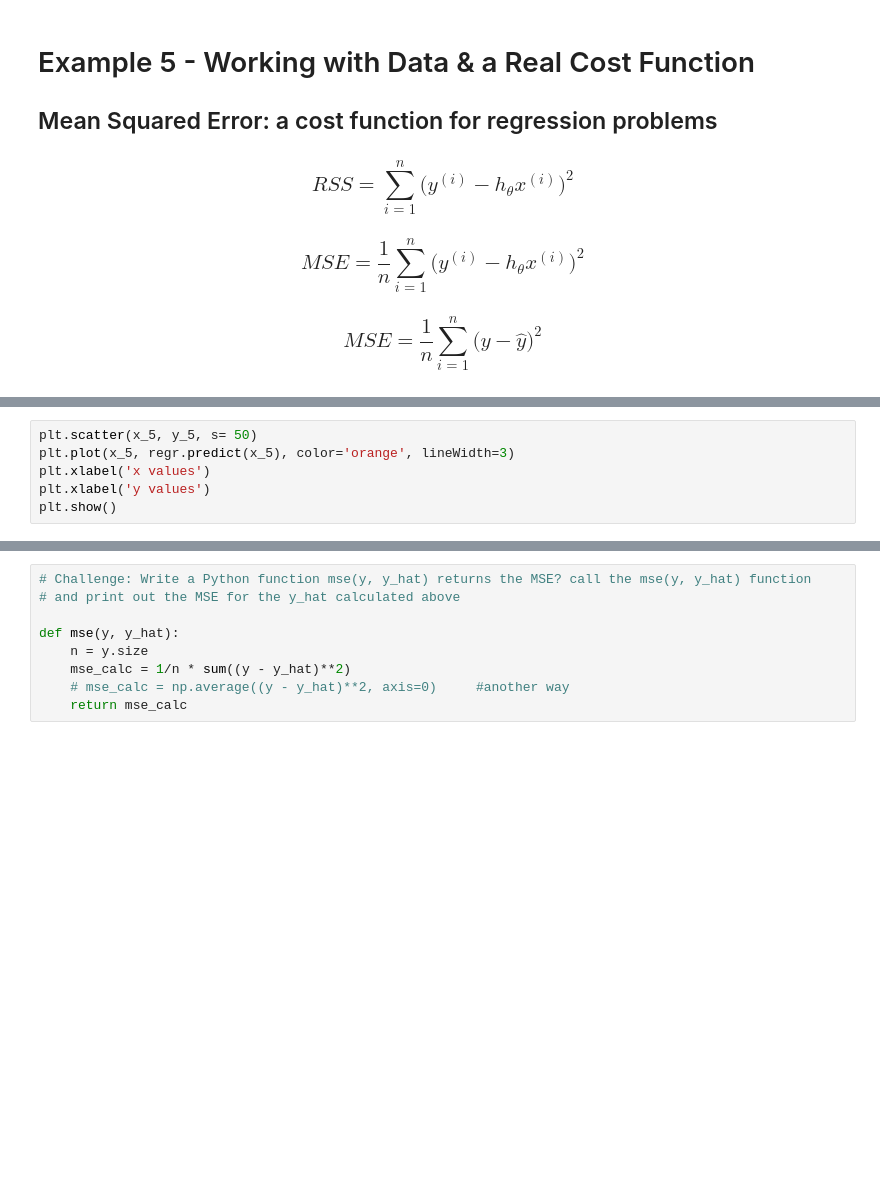
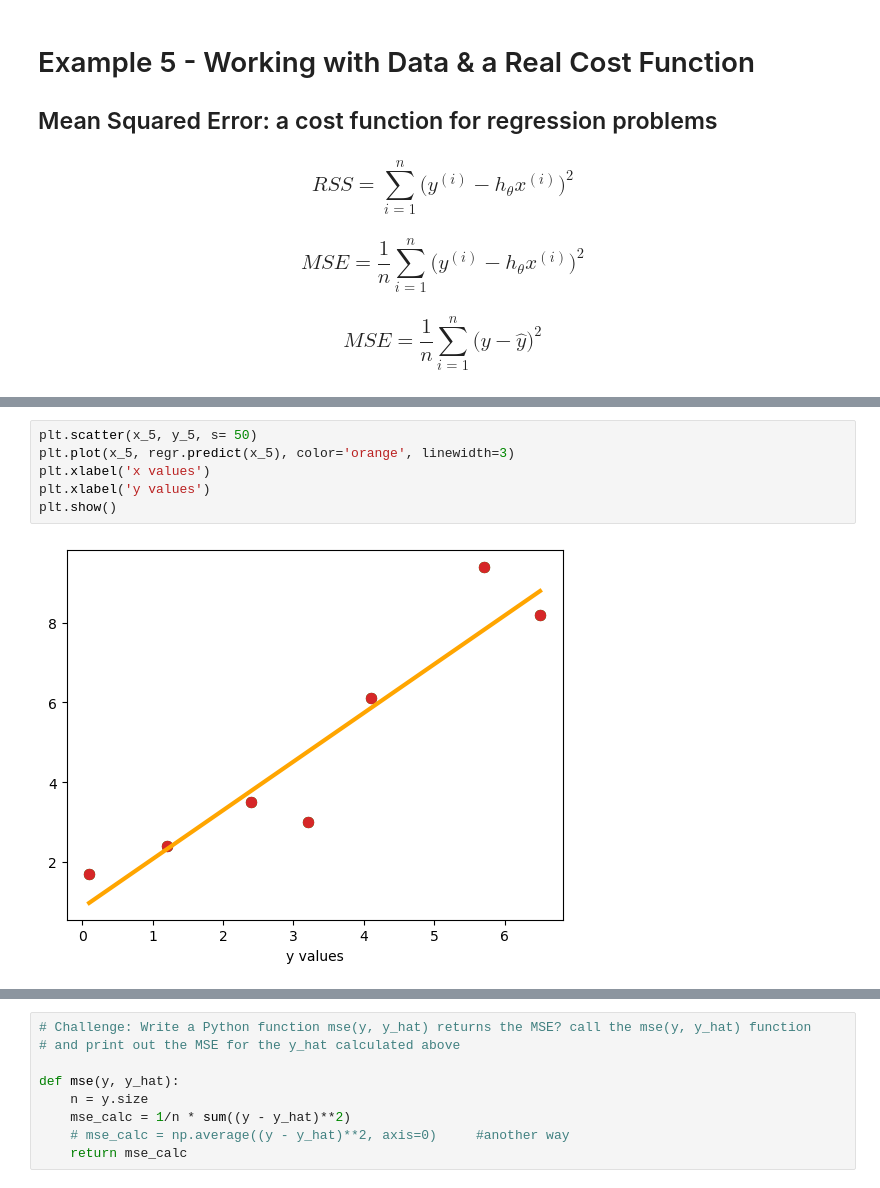
Before and after one commit to kicyiu/ml-bootcamp, a Jupyter notebook: 03 Gradient Descent.ipynb, the cells around one changed output, grey strips where cells are left out. Drawn from its saved outputs; the diff is of its cells as text; blank space fills up the shorter version.

```diff
--- a/03 Gradient Descent.ipynb
+++ b/03 Gradient Descent.ipynb
@@ -650,7 +701,9 @@ print('Theta 1:', regr.coef_[0][0])
 # %%
 plt.scatter(x_5, y_5, s= 50)
-plt.plot(x_5, regr.predict(x_5), color='orange', lineWidth=3)
+plt.plot(x_5, regr.predict(x_5), color='orange', linewidth=3)
 plt.xlabel('x values')
 plt.xlabel('y values')
 plt.show()
+# %% [output]
+[figure, added]
 # %%
```
Also changed, not shown: parts of 23 cells of this notebook, 4 other files.
